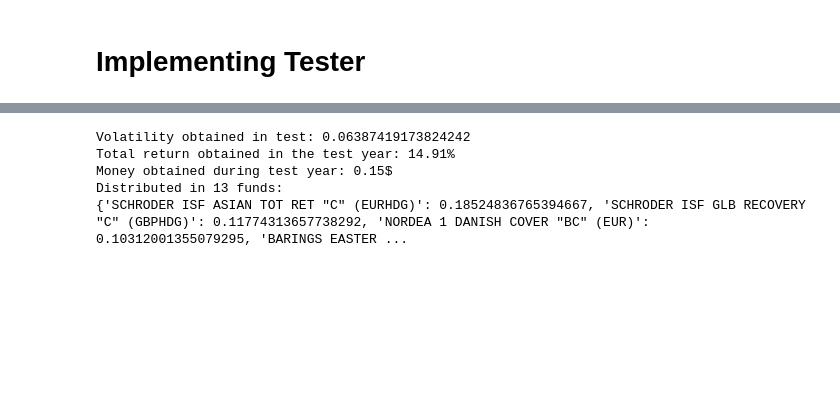
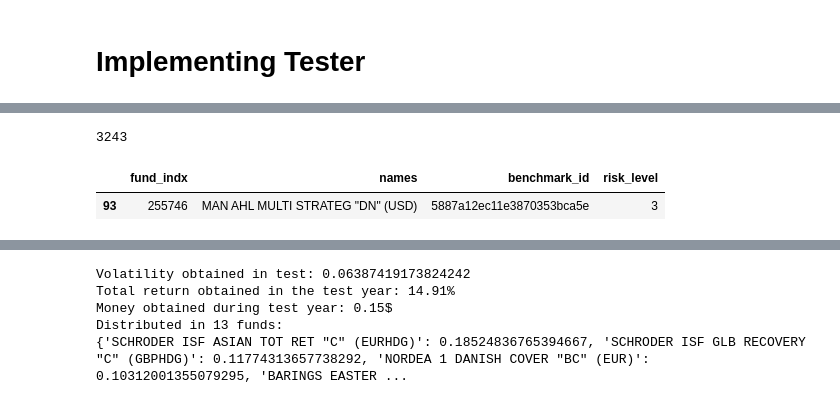
Before and after one commit to DavimenUC3M/IronIA-RoboAdvisor, a Jupyter notebook: notebooks/Test results.ipynb, the cells around one changed output, grey strips where cells are left out. Drawn from its saved outputs; the diff is of its cells as text; code cells hidden in the pictures; blank space fills up the shorter version.

```diff
--- a/notebooks/Test results.ipynb
+++ b/notebooks/Test results.ipynb
@@ -48,3 +58,12 @@ betas = pd.read_csv("data/betas.csv")
+# %%
+len(train.columns)
+# %% [output]
+3243
+# %%
+complete_df.loc[complete_df.names=='MAN AHL MULTI STRATEG "DN" (USD)']
+# %% [output]
+|  | fund_indx | names | benchmark_id | risk_level |
+| 93 | 255746 | MAN AHL MULTI STRATEG "DN" (USD) | 5887a12ec11e3870353bca5e | 3 |
 # %%
 train = pd.read_csv("data/prices_train.csv")
 train.set_index("Unnamed: 0",inplace=True)
```
Also changed, not shown: parts of 4 cells of this notebook, 2 other files.
